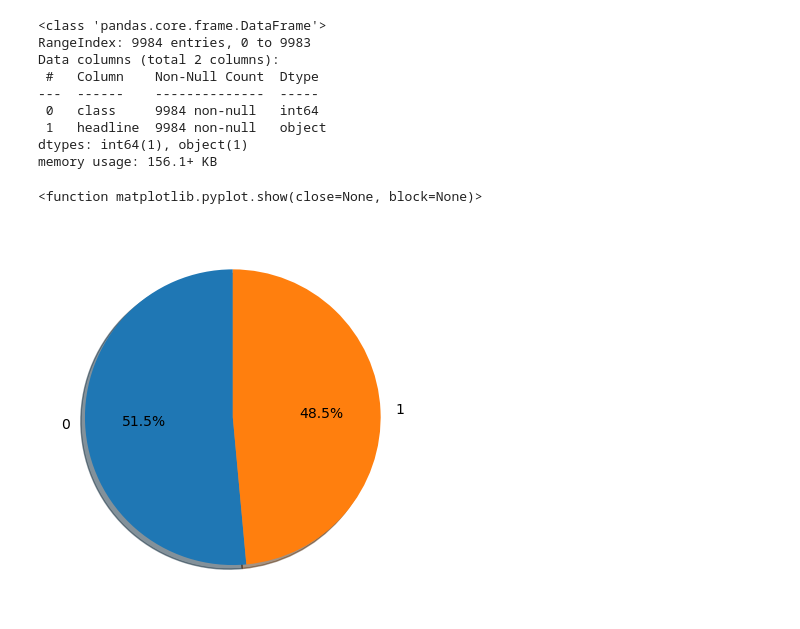
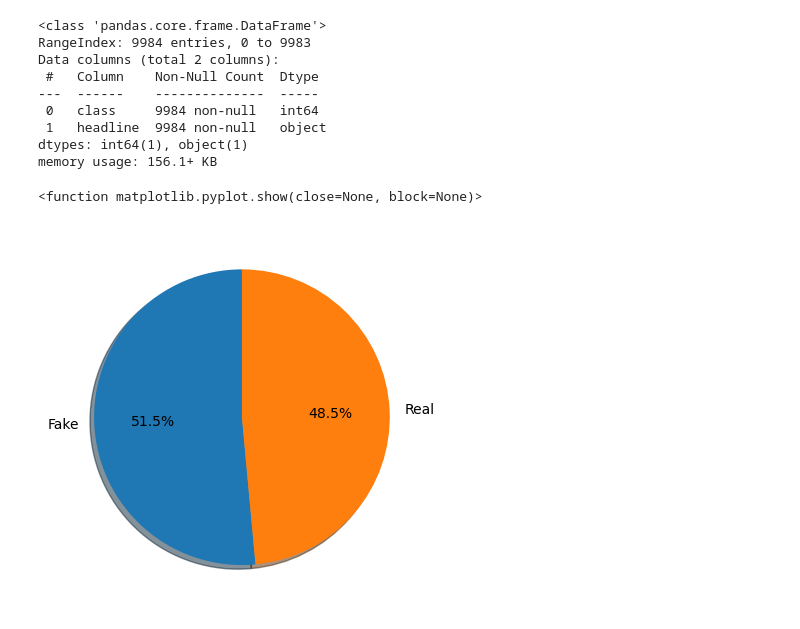
Before and after one commit to LauraSalakari/project-3-nlp, a Jupyter notebook: main.ipynb, the cells around one changed output. Cells and saved outputs as stored; diff of their text form; code cells hidden in the pictures.

```diff
--- a/main.ipynb
+++ b/main.ipynb
@@ -500,8 +500,8 @@ dtypes: int64(1), object(1)
 memory usage: 156.1+ KB
 # %%
 plt.pie(data=test_pred_df, x=test_pred_df["class"].value_counts(), autopct='%1.1f%%',
-        shadow=True, startangle=90, labels=["0", "1"])
+        shadow=True, startangle=90, labels=["Fake", "Real"])
 plt.show
 # %% [output]
 <function matplotlib.pyplot.show(close=None, block=None)>
-[figure, old version]
+[figure, new version]
```
Also changed, not shown: 1 other file.
